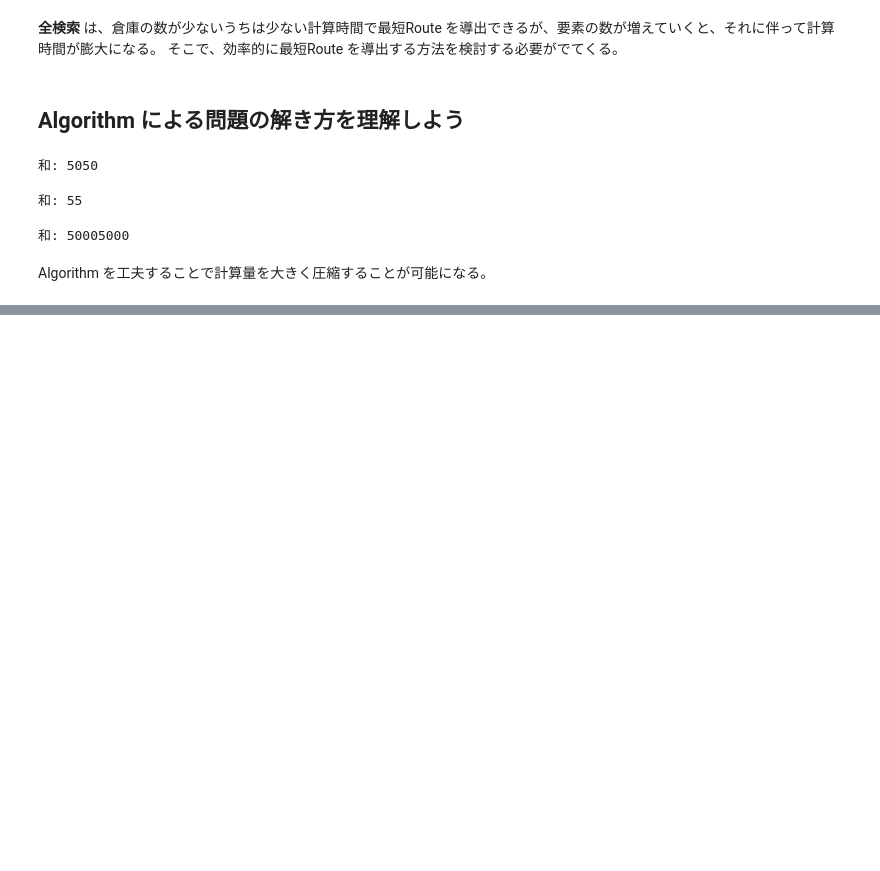
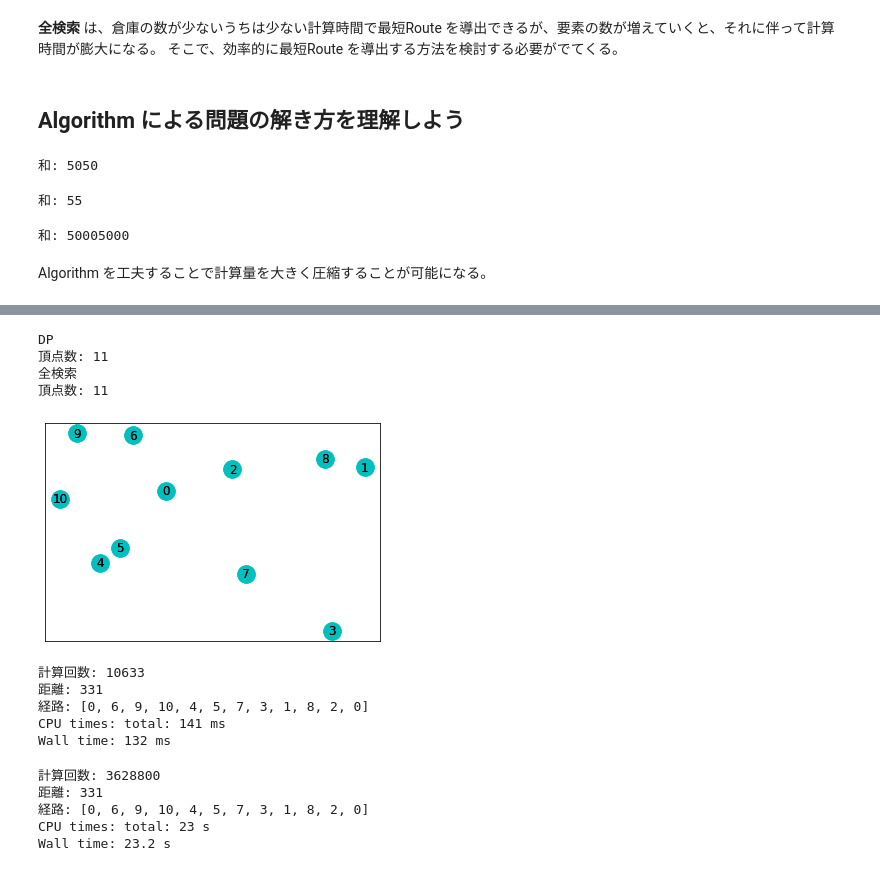
Before and after one commit to 1024xx4/math_programing_for_ai_and_ds, a Jupyter notebook: optimal_route.ipynb, the cells around one changed output, grey strips where cells are left out. Drawn from its saved outputs; the diff is of its cells as text; code cells hidden in the pictures; blank space fills up the shorter version.

```diff
--- a/optimal_route.ipynb
+++ b/optimal_route.ipynb
@@ -251,0 +278,40 @@ Algorithm を工夫することで計算量を大きく圧縮することが可
+# %%
+# CSV から Graph を生成
+from comparison_df_and_full_search import TSPDP
+from comparison_df_and_full_search import TSPBruteForce
+
+print('DP')
+
+g1 = TSPDP.from_csv('data/Chapter4/4_6_nodes.csv')
+print('全検索')
+g2 = TSPBruteForce.from_csv('data/Chapter4/4_6_nodes.csv')
+# %% [output]
+DP
+頂点数: 11
+全検索
+頂点数: 11
+[figure, added]
+# %%
+%%time
+# DP により距離と path を求める
+d, path = g1(src=0)
+print(f"距離: {d}")
+print(f"経路: {path}")
+# %% [output]
+計算回数: 10633
+距離: 331
+経路: [0, 6, 9, 10, 4, 5, 7, 3, 1, 8, 2, 0]
+CPU times: total: 141 ms
+Wall time: 132 ms
+# %%
+%%time
+# 全探索により距離と path を求める
+d, path = g2(src=0)
+print(f"距離: {d}")
+print(f"経路: {path}")
+# %% [output]
+計算回数: 3628800
+距離: 331
+経路: [0, 6, 9, 10, 4, 5, 7, 3, 1, 8, 2, 0]
+CPU times: total: 23 s
+Wall time: 23.2 s
```
Also changed, not shown: parts of 4 cells of this notebook.
